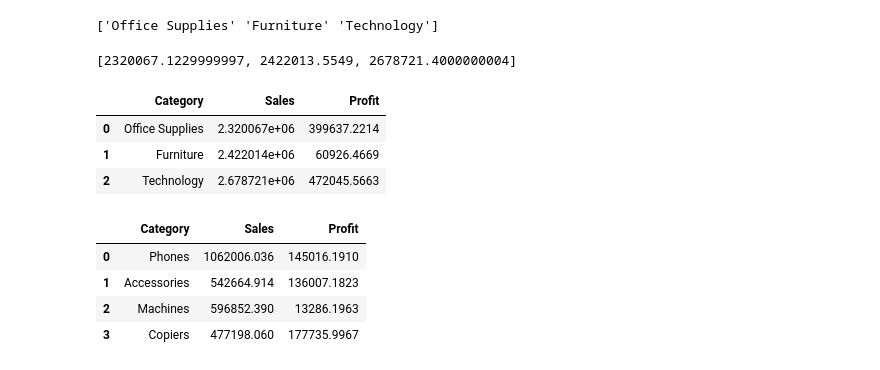
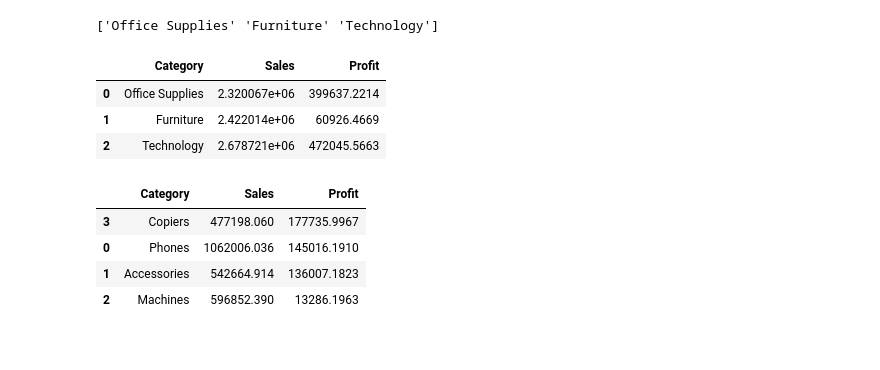
Before and after one commit to Abdullah-Bakhshov/overfitting_outlaws, a Jupyter notebook: SalesAndProfit.ipynb, the cells around one changed output. Saved outputs shown, nothing was run; the diff lists cells and outputs as text; code cells hidden in the pictures.

```diff
--- a/SalesAndProfit.ipynb
+++ b/SalesAndProfit.ipynb
@@ -49,50 +28,46 @@ for x in all_cats:
     total_profit = x["Profit"].sum()
     profits.append(total_profit)
 
-print(sales)
+# Creating a new table wth just categories
+category_df = pd.DataFrame({
+    "Category": categories,
+    "Sales":sales,
+    "Profit":profits
+})
+
+category_df
 # %% [output]
-[2320067.1229999997, 2422013.5549, 2678721.4000000004]
+|  | Category | Sales | Profit |
+| 0 | Office Supplies | 2.320067e+06 | 399637.2214 |
+| 1 | Furniture | 2.422014e+06 | 60926.4669 |
+| 2 | Technology | 2.678721e+06 | 472045.5663 |
-# %%
-# Creating a new table wth just categories
-category_df = pd.DataFrame({
-    "Category": categories,
-    "Sales":sales,
-    "Profit":profits
-})
-
-category_df
-# %% [output]
-|  | Category | Sales | Profit |
-| 0 | Office Supplies | 2.320067e+06 | 399637.2214 |
-| 1 | Furniture | 2.422014e+06 | 60926.4669 |
-| 2 | Technology | 2.678721e+06 | 472045.5663 |
 # %%
 # For sub category of Technology
 sub_cat_3 = cat_3["Sub-Category"].unique()
 all_sub_cats = []
 tech_sub_sales = []
 tech_sub_profits = []
 
 # Looping through sub cats of Technology
 for i in sub_cat_3:
     temp = cat_3[cat_3["Sub-Category"] == i]
     total_sales = temp["Sales"].sum()
     tech_sub_sales.append(total_sales)
 
     total_profit = temp["Profit"].sum()
     tech_sub_profits.append(total_profit)
+
+# Creating a new table wth just sub categories of technology
+tech_df = pd.DataFrame({
+    "Category": sub_cat_3,
+    "Sales":tech_sub_sales,
+    "Profit":tech_sub_profits
+})
+
+tech_df.sort_values(by='Profit', ascending=False)
+# %% [output]
+|  | Category | Sales | Profit |
+| 3 | Copiers | 477198.060 | 177735.9967 |
+| 0 | Phones | 1062006.036 | 145016.1910 |
+| 1 | Accessories | 542664.914 | 136007.1823 |
+| 2 | Machines | 596852.390 | 13286.1963 |
-# %%
-# Creating a new table wth just sub categories of technology
-tech_df = pd.DataFrame({
-    "Category": sub_cat_3,
-    "Sales":tech_sub_sales,
-    "Profit":tech_sub_profits
-})
-
-tech_df
-# %% [output]
-|  | Category | Sales | Profit |
-| 0 | Phones | 1062006.036 | 145016.1910 |
-| 1 | Accessories | 542664.914 | 136007.1823 |
-| 2 | Machines | 596852.390 | 13286.1963 |
-| 3 | Copiers | 477198.060 | 177735.9967 |
```
Also changed, not shown: parts of 10 cells of this notebook.
